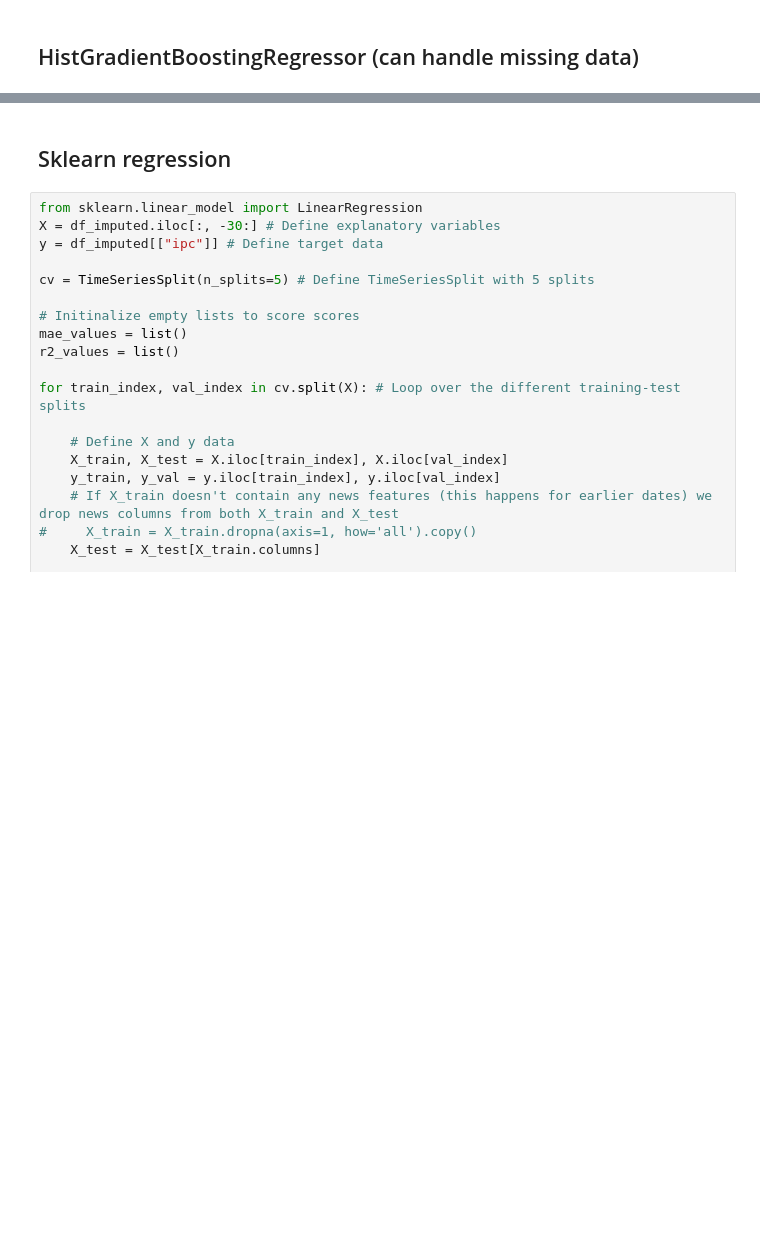
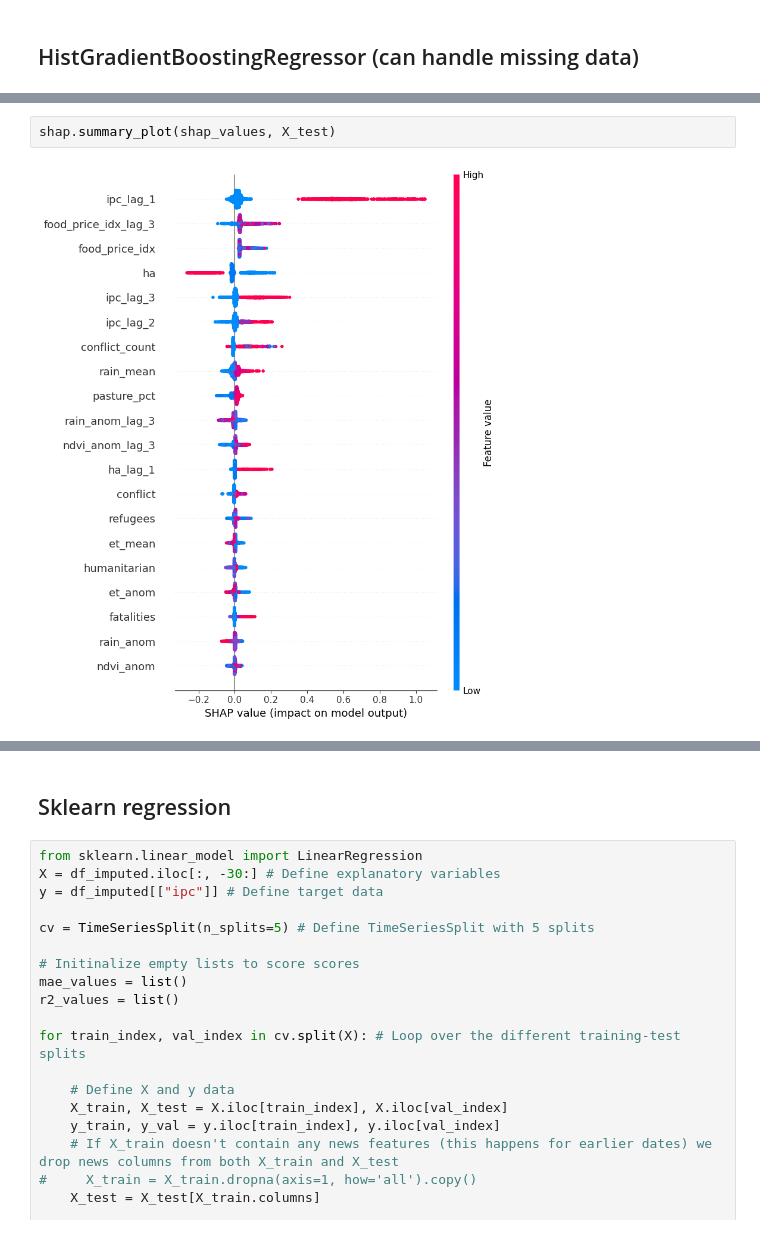
Before and after one commit to DATAYoussef/JBG060-DC3-23-24, a Jupyter notebook: predictions_lucas.ipynb, the cells around one changed output, grey strips where cells are left out. Saved outputs shown, nothing was run; the diff lists cells and outputs as text; blank space fills up the shorter version.

```diff
--- a/predictions_lucas.ipynb
+++ b/predictions_lucas.ipynb
@@ -725,0 +595,4 @@ Mean R2: nan
+# %%
+shap.summary_plot(shap_values, X_test)
+# %% [output]
+[figure, added]
```
Also changed, not shown: parts of 27 cells of this notebook.
